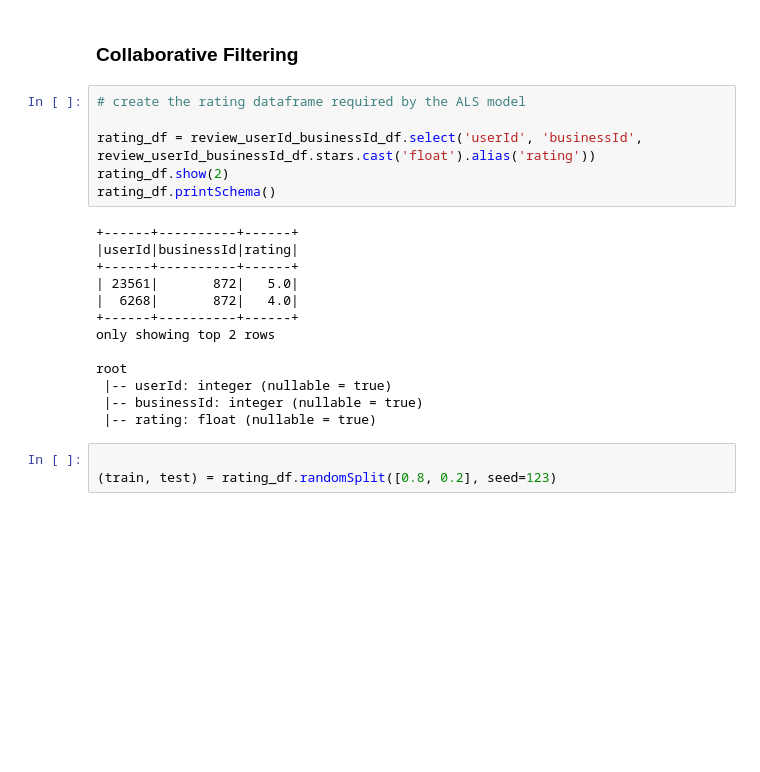
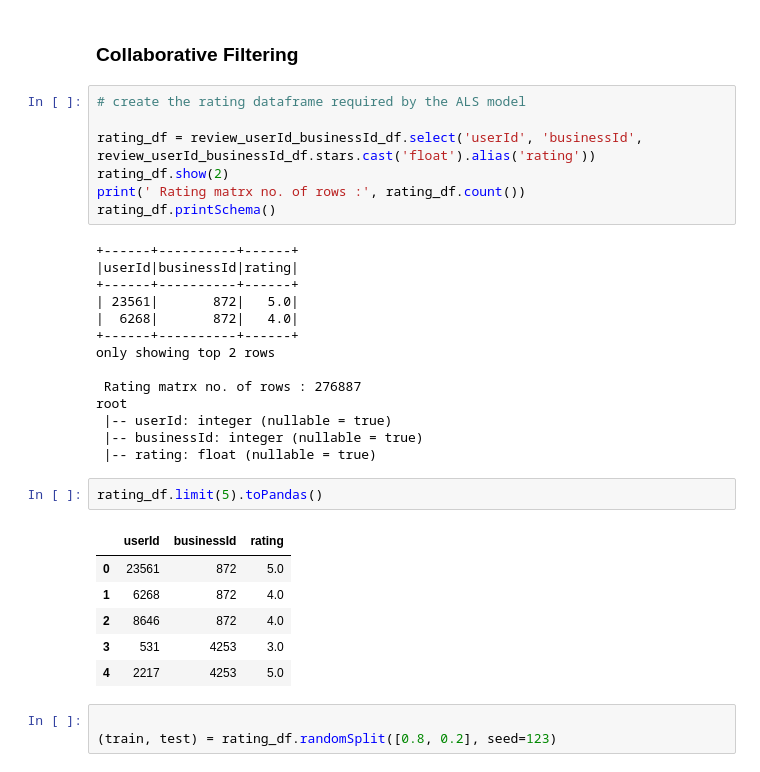
Before and after one commit to Samimust/my-yelper, a Jupyter notebook: Collaborative Filtering.ipynb, the cells around one changed output. Cells and saved outputs as stored; diff of their text form; blank space fills up the shorter version.

```diff
--- a/Collaborative Filtering.ipynb
+++ b/Collaborative Filtering.ipynb
@@ -229,6 +229,7 @@ only showing top 2 rows
 
 rating_df = review_userId_businessId_df.select('userId', 'businessId', review_userId_businessId_df.stars.cast('float').alias('rating'))
 rating_df.show(2)
+print(' Rating matrx no. of rows :', rating_df.count())
 rating_df.printSchema()
 # %% [output]
 +------+----------+------+
@@ -239,10 +240,20 @@ rating_df.printSchema()
 +------+----------+------+
 only showing top 2 rows
 
+ Rating matrx no. of rows : 276887
 root
  |-- userId: integer (nullable = true)
  |-- businessId: integer (nullable = true)
  |-- rating: float (nullable = true)
+# %%
+rating_df.limit(5).toPandas()
+# %% [output]
+|  | userId | businessId | rating |
+| 0 | 23561 | 872 | 5.0 |
+| 1 | 6268 | 872 | 4.0 |
+| 2 | 8646 | 872 | 4.0 |
+| 3 | 531 | 4253 | 3.0 |
+| 4 | 2217 | 4253 | 5.0 |
 # %%
 
 (train, test) = rating_df.randomSplit([0.8, 0.2], seed=123)
```
Also changed, not shown: parts of 5 cells of this notebook.
